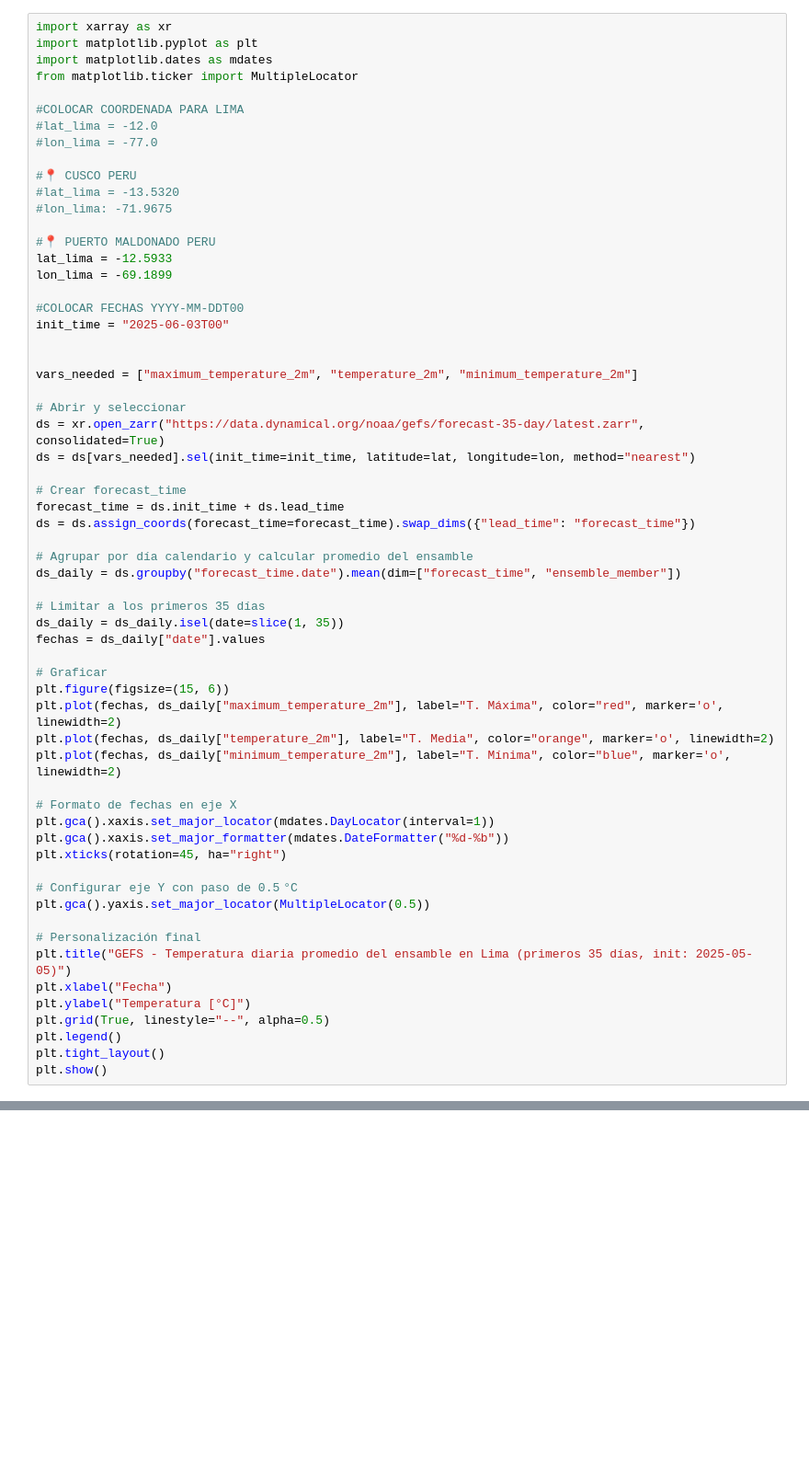
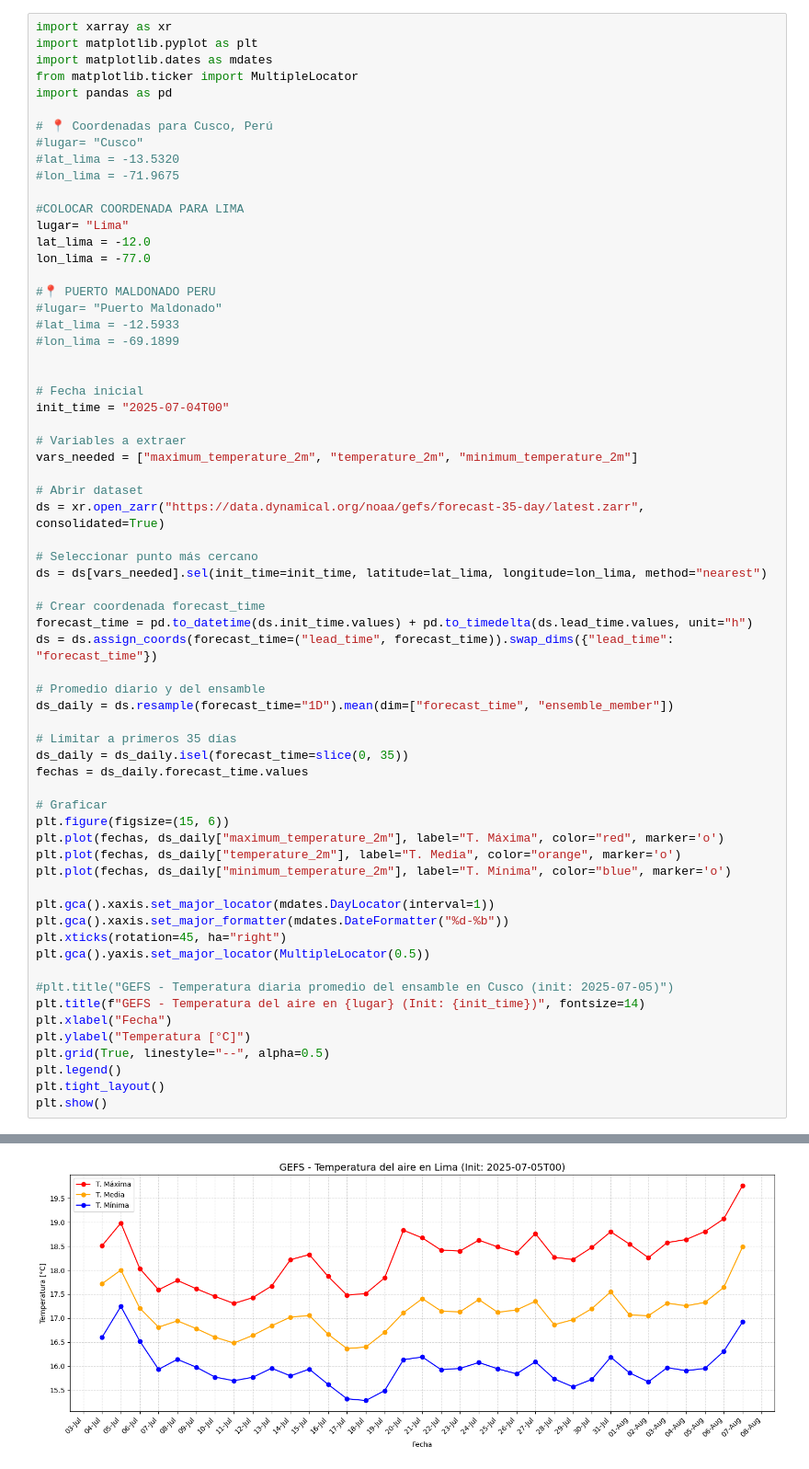
Before and after one commit to SMN-SENAMHI/S2S, a Jupyter notebook: tmax.tmin.tmed.ipynb, the cells around one changed output, grey strips where cells are left out. Shown at 92% size. Cells and saved outputs as stored; diff of their text form; blank space fills up the shorter version.

```diff
--- a/tmax.tmin.tmed.ipynb
+++ b/tmax.tmin.tmed.ipynb
@@ -85,56 +89,60 @@ import xarray as xr
 import matplotlib.pyplot as plt
 import matplotlib.dates as mdates
 from matplotlib.ticker import MultipleLocator
+import pandas as pd
+
+# 📍 Coordenadas para Cusco, Perú
+#lugar= "Cusco"
+#lat_lima = -13.5320
+#lon_lima = -71.9675
 
 #COLOCAR COORDENADA PARA LIMA
-#lat_lima = -12.0
-#lon_lima = -77.0
-
-#📍 CUSCO PERU
-#lat_lima = -13.5320
-#lon_lima: -71.9675
+lugar= "Lima"
+lat_lima = -12.0
+lon_lima = -77.0
 
 #📍 PUERTO MALDONADO PERU
-lat_lima = -12.5933
-lon_lima = -69.1899
-
-#COLOCAR FECHAS YYYY-MM-DDT00
-init_time = "2025-06-03T00"
+#lugar= "Puerto Maldonado"
+#lat_lima = -12.5933
+#lon_lima = -69.1899
 
 
+# Fecha inicial
+init_time = "2025-07-04T00"
+
+# Variables a extraer
 vars_needed = ["maximum_temperature_2m", "temperature_2m", "minimum_temperature_2m"]
 
-# Abrir y seleccionar
+# Abrir dataset
 ds = xr.open_zarr("https://data.dynamical.org/noaa/gefs/forecast-35-day/latest.zarr", consolidated=True)
-ds = ds[vars_needed].sel(init_time=init_time, latitude=lat, longitude=lon, method="nearest")
 
-# Crear forecast_time
-forecast_time = ds.init_time + ds.lead_time
-ds = ds.assign_coords(forecast_time=forecast_time).swap_dims({"lead_time": "forecast_time"})
+# Seleccionar punto más cercano
+ds = ds[vars_needed].sel(init_time=init_time, latitude=lat_lima, longitude=lon_lima, method="nearest")
 
-# Agrupar por día calendario y calcular promedio del ensamble
-ds_daily = ds.groupby("forecast_time.date").mean(dim=["forecast_time", "ensemble_member"])
+# Crear coordenada forecast_time
+forecast_time = pd.to_datetime(ds.init_time.values) + pd.to_timedelta(ds.lead_time.values, unit="h")
+ds = ds.assign_coords(forecast_time=("lead_time", forecast_time)).swap_dims({"lead_time": "forecast_time"})
 
-# Limitar a los primeros 35 días
-ds_daily = ds_daily.isel(date=slice(1, 35))
-fechas = ds_daily["date"].values
+# Promedio diario y del ensamble
+ds_daily = ds.resample(forecast_time="1D").mean(dim=["forecast_time", "ensemble_member"])
+
+# Limitar a primeros 35 días
+ds_daily = ds_daily.isel(forecast_time=slice(0, 35))
+fechas = ds_daily.forecast_time.values
 
 # Graficar
 plt.figure(figsize=(15, 6))
-plt.plot(fechas, ds_daily["maximum_temperature_2m"], label="T. Máxima", color="red", marker='o', linewidth=2)
-plt.plot(fechas, ds_daily["temperature_2m"], label="T. Media", color="orange", marker='o', linewidth=2)
-plt.plot(fechas, ds_daily["minimum_temperature_2m"], label="T. Mínima", color="blue", marker='o', linewidth=2)
+plt.plot(fechas, ds_daily["maximum_temperature_2m"], label="T. Máxima", color="red", marker='o')
+plt.plot(fechas, ds_daily["temperature_2m"], label="T. Media", color="orange", marker='o')
+plt.plot(fechas, ds_daily["minimum_temperature_2m"], label="T. Mínima", color="blue", marker='o')
 
-# Formato de fechas en eje X
 plt.gca().xaxis.set_major_locator(mdates.DayLocator(interval=1))
 plt.gca().xaxis.set_major_formatter(mdates.DateFormatter("%d-%b"))
 plt.xticks(rotation=45, ha="right")
-
-# Configurar eje Y con paso de 0.5 °C
 plt.gca().yaxis.set_major_locator(MultipleLocator(0.5))
 
-# Personalización final
-plt.title("GEFS - Temperatura diaria promedio del ensamble en Lima (primeros 35 días, init: 2025-05-05)")
+#plt.title("GEFS - Temperatura diaria promedio del ensamble en Cusco (init: 2025-07-05)")
+plt.title(f"GEFS - Temperatura del aire en {lugar} (Init: {init_time})", fontsize=14)
 plt.xlabel("Fecha")
 plt.ylabel("Temperatura [°C]")
 plt.grid(True, linestyle="--", alpha=0.5)
@@ -145,0 +153 @@ NameError: name 'lat' is not defined
+[figure, added]
```
Also changed, not shown: parts of 3 cells of this notebook.
